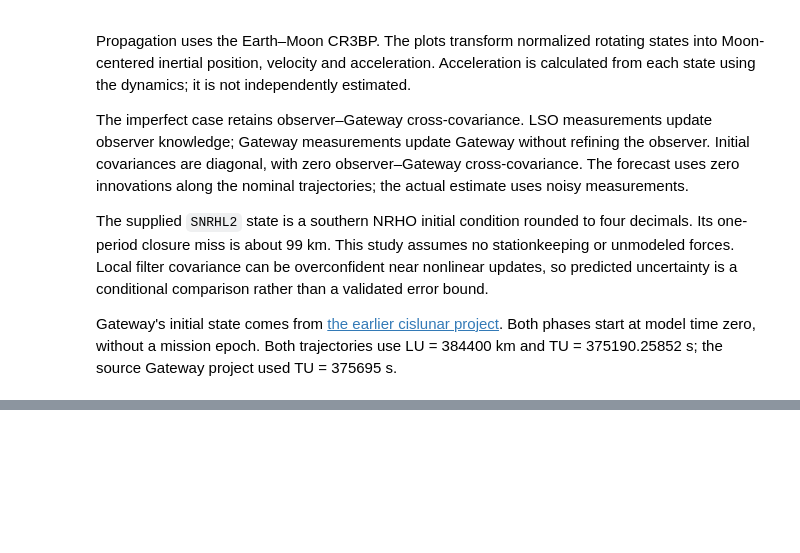
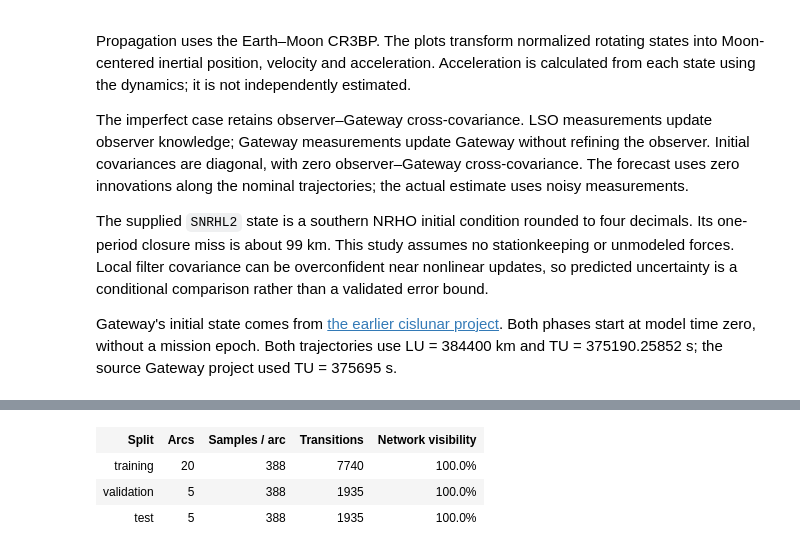
Before and after one commit to scottblender/Halo_Orbit_Tracking, a Jupyter notebook: notebooks/00_gateway_tracking_comparison.ipynb, the cells around one changed output, grey strips where cells are left out. Drawn from its saved outputs; the diff is of its cells as text; code cells hidden in the pictures; blank space fills up the shorter version.

Commit message:
Add three-site LSO tracking and system identification datasets

```diff
--- a/notebooks/00_gateway_tracking_comparison.ipynb
+++ b/notebooks/00_gateway_tracking_comparison.ipynb
@@ -155,0 +166,13 @@ Gateway's initial state comes from [the earlier cislunar project](https://github
+# %%
+from halo_tracking.identification import generate_dataset
+identification_summary = generate_dataset(cfg, ROOT / 'results/system_identification')
+headers = ['Split', 'Arcs', 'Samples / arc', 'Transitions', 'Network visibility']
+rows = ''.join('<tr>' + ''.join(f'<td>{value}</td>' for value in
+    [name, item['arcs'], item['samples_per_arc'], item['transitions'], f"{100*item['visible_fraction']:.1f}%"])
+    + '</tr>' for name, item in identification_summary.items())
+display(HTML('<table><tr>' + ''.join(f'<th>{h}</th>' for h in headers) + '</tr>' + rows + '</table>'))
+# %% [output]
+| Split | Arcs | Samples / arc | Transitions | Network visibility |
+| training | 20 | 388 | 7740 | 100.0% |
+| validation | 5 | 388 | 1935 | 100.0% |
+| test | 5 | 388 | 1935 | 100.0% |
```
Also changed, not shown: parts of 9 cells of this notebook, 8 other files.
